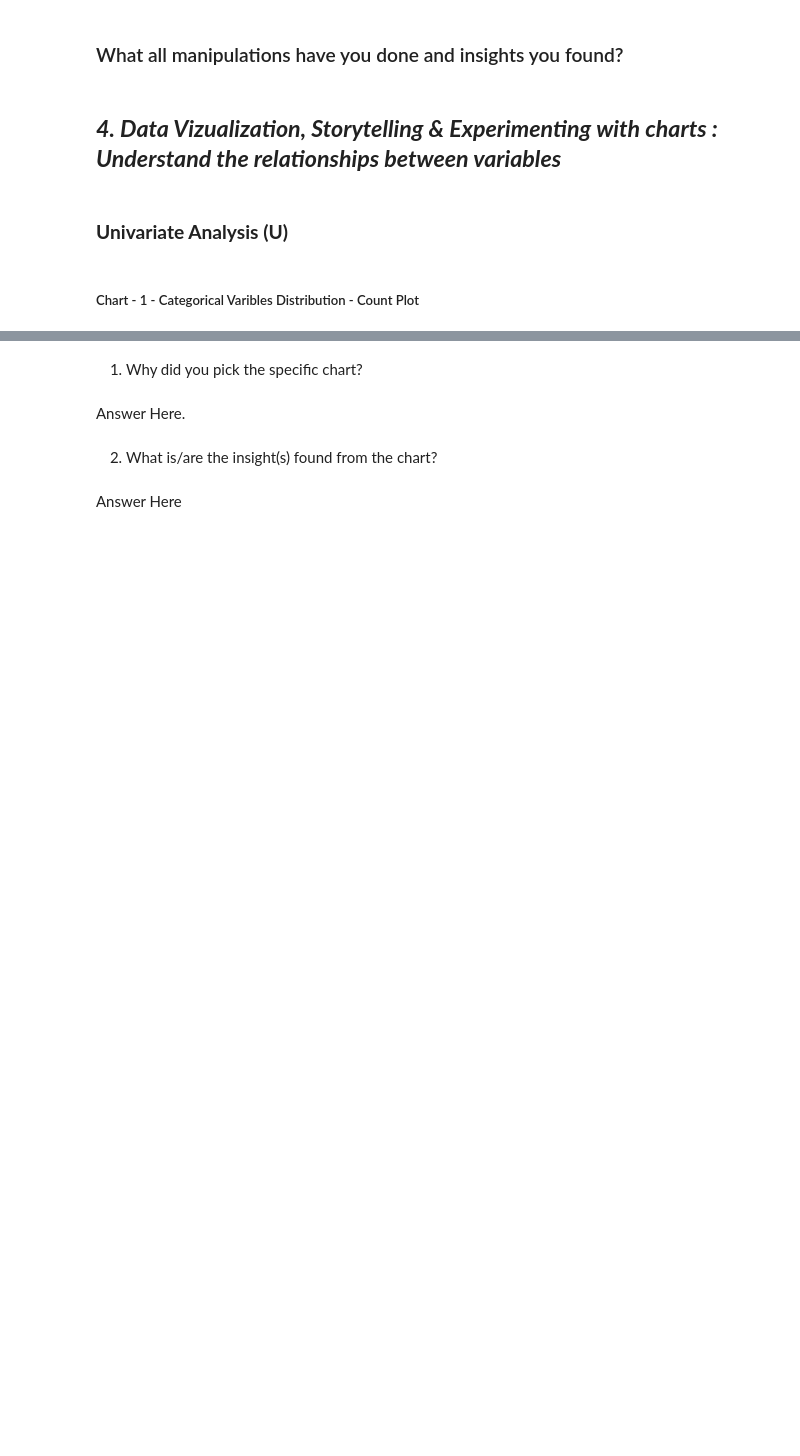
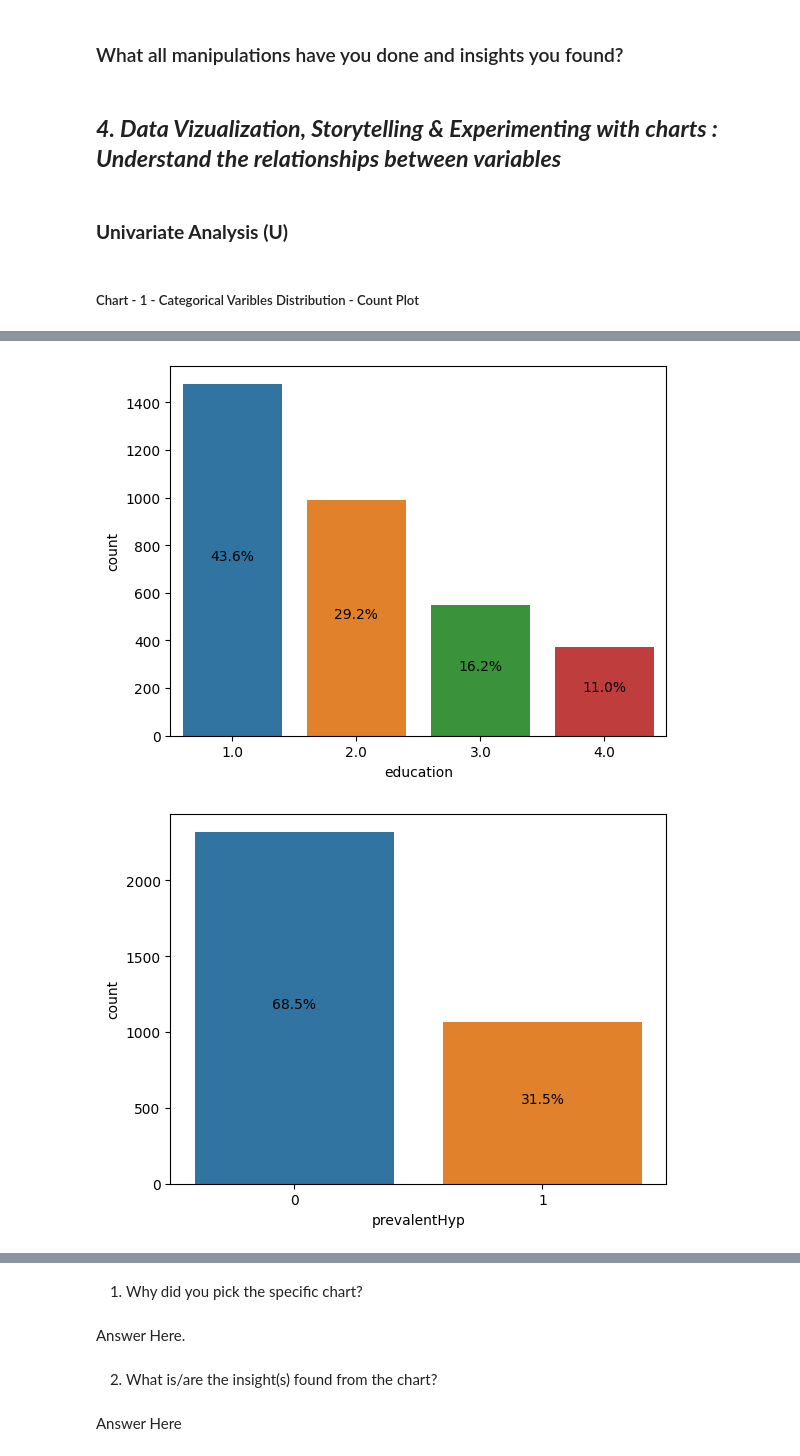
Before and after one commit to AJ82981/Cardiovascular_Risk_Prediction, a Jupyter notebook: Classification_Cardiovascular_Heart_Disease.ipynb, the cells around one changed output, grey strips where cells are left out. Cells and saved outputs as stored; diff of their text form; code cells hidden in the pictures; blank space fills up the shorter version.

```diff
--- a/Classification_Cardiovascular_Heart_Disease.ipynb
+++ b/Classification_Cardiovascular_Heart_Disease.ipynb
@@ -458,8 +461,3 @@ df.describe()
 ##### Chart - 1 - Categorical Varibles  Distribution - Count Plot
 # %%
 # Chart - 1 visualization code
-# %%
-for i in df[cat_vars].columns.tolist():
-  sns.countplot(x=df[i])
-  plt.xlabel(i)
-  plt.show()
@@ -474,0 +464,17 @@ for i in df[cat_vars].columns.tolist():
+# %%
+# Your code for creating countplots
+for i in df[cat_vars].columns.tolist():
+    ax = sns.countplot(x=df[i])
+    plt.xlabel(i)
+
+    # Calculate percentages
+    total = len(df[i])
+    for p in ax.patches:
+        height = p.get_height()
+        ax.annotate(f'{height/total*100:.1f}%', (p.get_x() + p.get_width() / 2., height/2.),
+                    ha='center', va='baseline')
+
+    plt.show()
+# %% [output]
+[figure, added]
+[figure, added]
```
Also changed, not shown: parts of 11 cells of this notebook.
